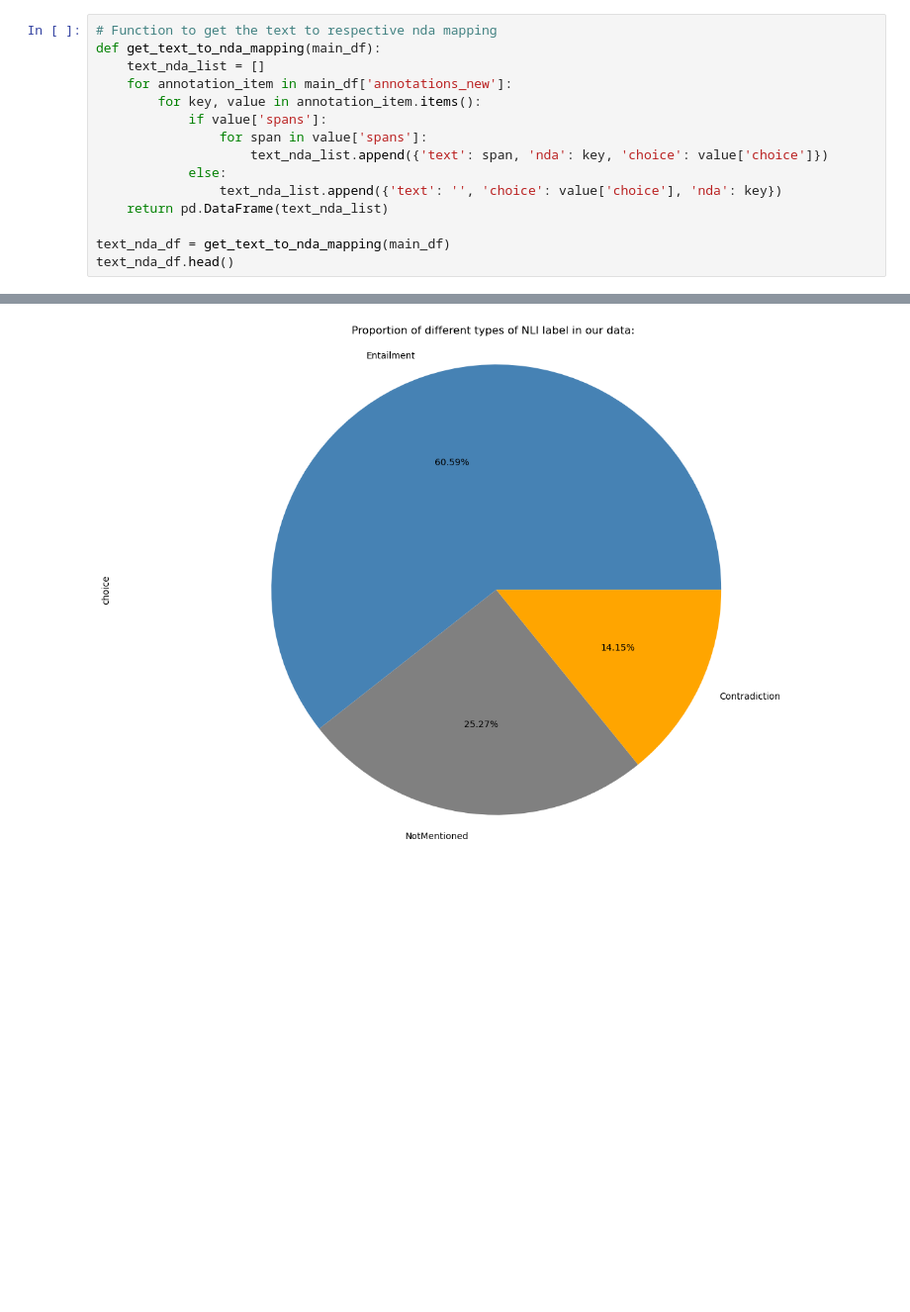
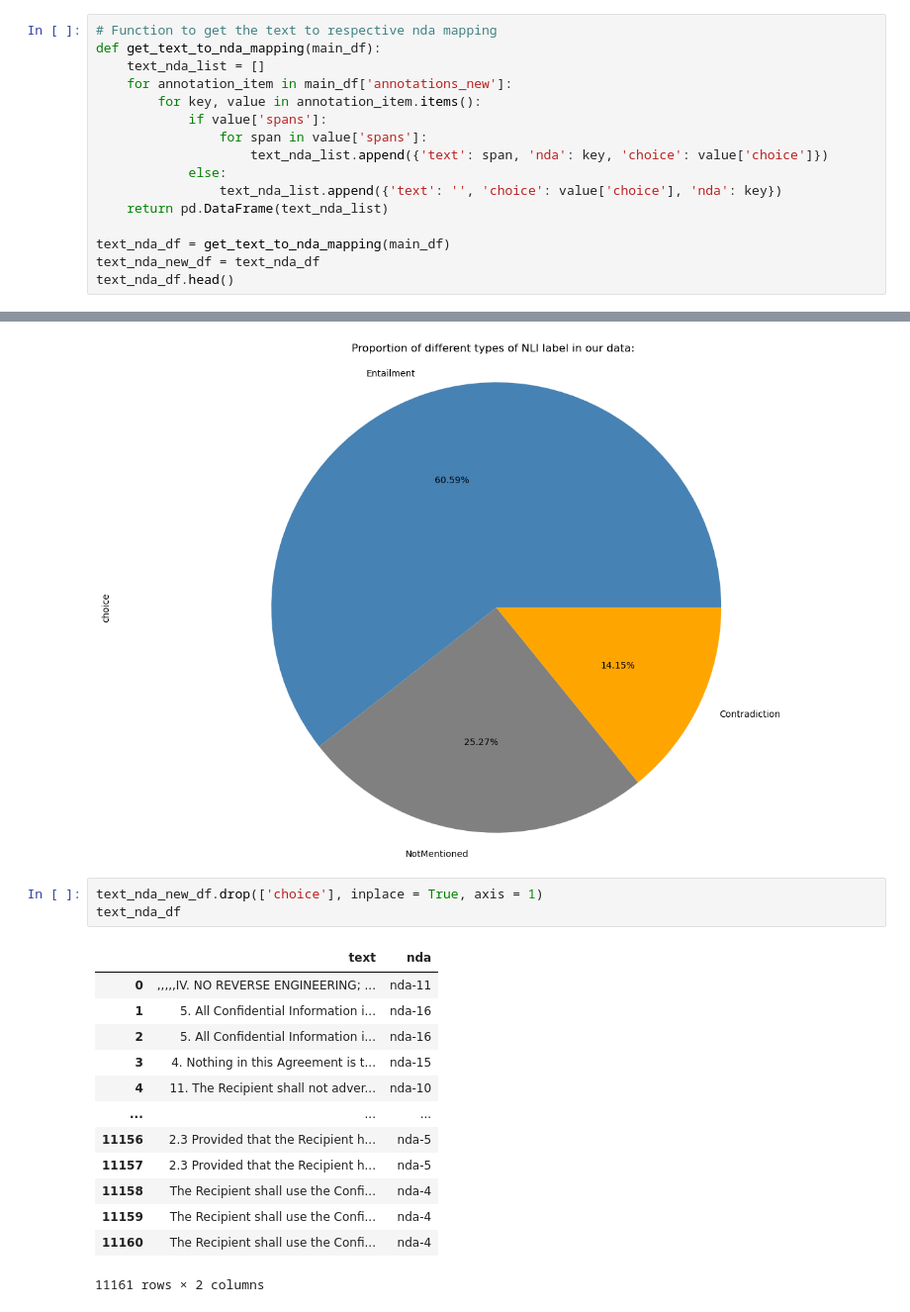
Before and after one commit to sidvsukhi/Text-Summarization-of-T-C, a Jupyter notebook: Project_ContractNLI.ipynb, the cells around one changed output, grey strips where cells are left out. Shown at 99% size. Saved outputs shown, nothing was run; the diff lists cells and outputs as text; blank space fills up the shorter version.

```diff
--- a/Project_ContractNLI.ipynb
+++ b/Project_ContractNLI.ipynb
@@ -135,6 +140,7 @@ def get_text_to_nda_mapping(main_df):
     return pd.DataFrame(text_nda_list)
 
 text_nda_df = get_text_to_nda_mapping(main_df)
+text_nda_new_df = text_nda_df
 text_nda_df.head()
 # %% [output]
 |  | text | choice | nda |
@@ -326,3 +332,20 @@ def plot_nli_label_pie(text_nda_df):
 plot_nli_label_pie(text_nda_df)
 # %% [output]
 [figure]
+# %%
+text_nda_new_df.drop(['choice'], inplace = True, axis = 1)
+text_nda_df
+# %% [output]
+|  | text | nda |
+| 0 | ,,,,,IV. NO REVERSE ENGINEERING; ... | nda-11 |
+| 1 | 5. All Confidential Information i... | nda-16 |
+| 2 | 5. All Confidential Information i... | nda-16 |
+| 3 | 4. Nothing in this Agreement is t... | nda-15 |
+| 4 | 11. The Recipient shall not adver... | nda-10 |
+| ... | ... | ... |
+| 11156 | 2.3 Provided that the Recipient h... | nda-5 |
+| 11157 | 2.3 Provided that the Recipient h... | nda-5 |
+| 11158 | The Recipient shall use the Confi... | nda-4 |
+| 11159 | The Recipient shall use the Confi... | nda-4 |
+| 11160 | The Recipient shall use the Confi... | nda-4 |
+11161 rows × 2 columns
```
Also changed, not shown: parts of 15 cells of this notebook, 1 other file.
